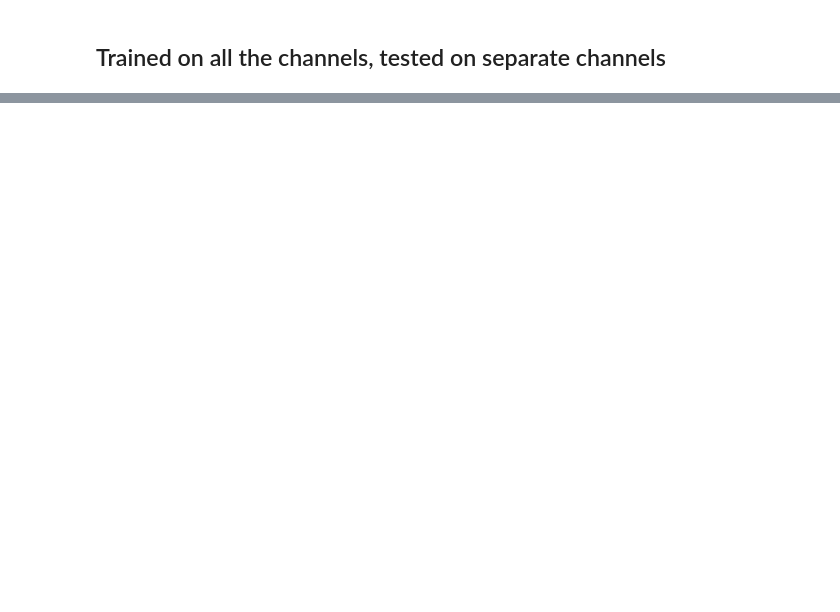
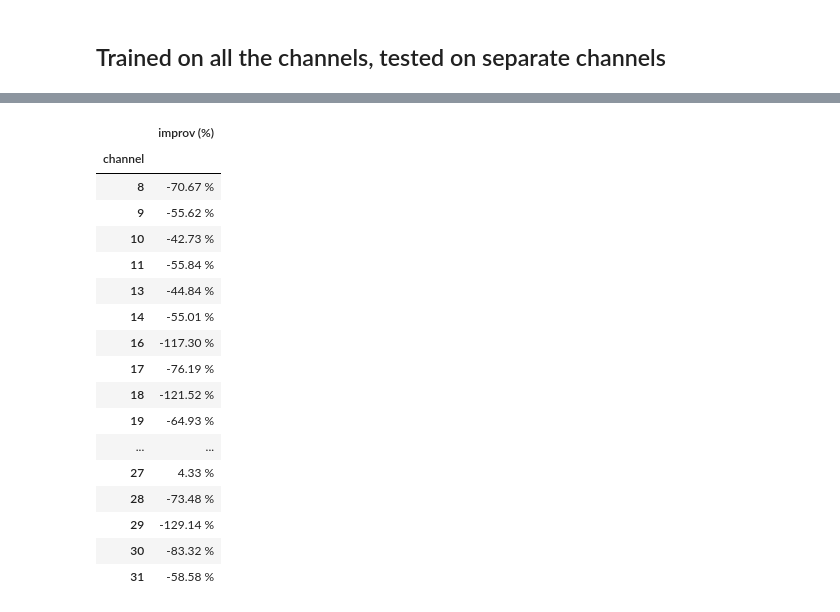
Before and after one commit to MatiXOfficial/pps-diamond-time-measurement, a Jupyter notebook: notebooks/neural_network_tests/nn_channels_experiments.ipynb, the cells around one changed output, grey strips where cells are left out. Saved outputs shown, nothing was run; the diff lists cells and outputs as text; code cells hidden in the pictures; blank space fills up the shorter version.

```diff
--- a/notebooks/neural_network_tests/nn_channels_experiments.ipynb
+++ b/notebooks/neural_network_tests/nn_channels_experiments.ipynb
@@ -287,0 +371,9 @@ Improvement: -50.55 %
+# %%
+improvements = {}
+for channel, (X, y) in list(all_channels_data.items()):
+    X_aug, y_aug = augmentation_random_cut(X, y, 8, seed=42, apply=True)
+    _, X_test, _, y_test = train_test_split(X_aug, y_aug, test_size=TEST_SIZE, random_state=RANDOM_STATE)
+    Y_heatmap_test = np.array([gaussian_kernel(y) for y in y_test])
+
+    improvement = compare_model_with_cfd(model, cfd, X_test, y_test, channel, show=False)
+    improvements[channel] = improvement
@@ -287,0 +404,25 @@ Improvement: -50.55 %
+# %%
+improvement_data = {ch: f'{value * 100:0.2f} %' for ch, value in improvements.items()}
+
+df = pd.DataFrame(improvement_data.values(), index=improvement_data.keys(), columns=['improv (%)'])
+df.index.name = 'channel'
+df
+# %% [output]
+|  | improv (%) |
+| channel |  |
+| 8 | -70.67 % |
+| 9 | -55.62 % |
+| 10 | -42.73 % |
+| 11 | -55.84 % |
+| 13 | -44.84 % |
+| 14 | -55.01 % |
+| 16 | -117.30 % |
+| 17 | -76.19 % |
+| 18 | -121.52 % |
+| 19 | -64.93 % |
+| ... | ... |
+| 27 | 4.33 % |
+| 28 | -73.48 % |
+| 29 | -129.14 % |
+| 30 | -83.32 % |
+| 31 | -58.58 % |
```
Also changed, not shown: parts of 21 cells of this notebook, 3 other files.
